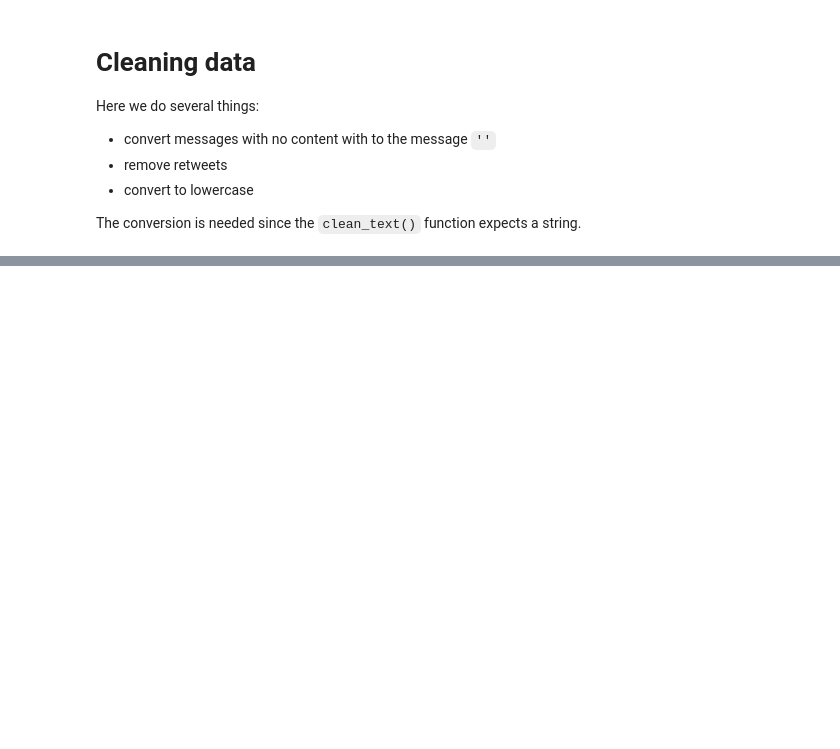
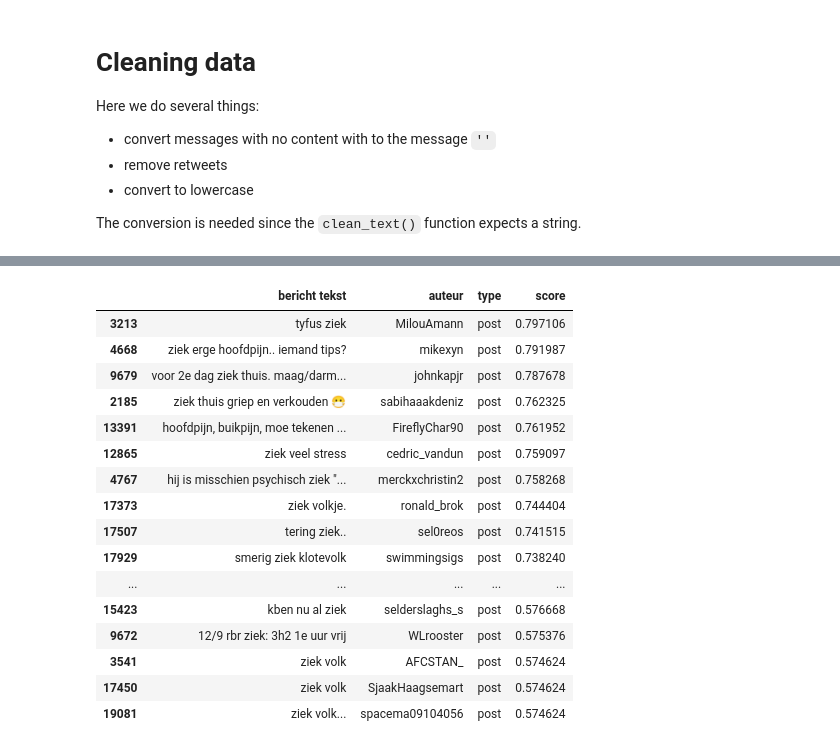
Before and after one commit to ADS71-C/Burry, a Jupyter notebook: DataTest.ipynb, the cells around one changed output, grey strips where cells are left out. Drawn from its saved outputs; the diff is of its cells as text; code cells hidden in the pictures; blank space fills up the shorter version.

Commit message:
WordVectoring is now used to score words

```diff
--- a/DataTest.ipynb
+++ b/DataTest.ipynb
@@ -144,2 +167,21 @@ related_words
+# %%
+model = Word2Vec.load('word2vec.model')
+# %%
+def scorer(row, words):
+    if not 'score' in row:
+        score = 0
+        words = [word.replace('#', '') for word in row['bericht woorden'] if word in model.wv.vocab]
+        if words:
+            score = model.wv.n_similarity(sickness_terms, words)
+        if row['type'] == 'comment':
+            score /= 2
+        row['score'] = score
+    return row
+
+# words = [word[0] for word in related_words]
+doc = doc.apply(scorer, axis=1, words=words)
+# %%
+doc = doc.sort_values('score', ascending=False)
 # %%
-pd.set_option('display.max_colwidth', -1)
+pd.set_option('display.max_colwidth', 250)
+pd.options.display.max_rows = 999
@@ -153,0 +188,20 @@ doc[doc['bericht tekst'].str.contains(word)].filter(items=['bericht tekst', 'aut
+# %%
+doc.filter(items=['bericht tekst', 'auteur', 'type', 'score']).head(250)
+# %% [output]
+|  | bericht tekst | auteur | type | score |
+| 3213 | tyfus ziek | MilouAmann | post | 0.797106 |
+| 4668 | ziek erge hoofdpijn.. iemand tips? | mikexyn | post | 0.791987 |
+| 9679 | voor 2e dag ziek thuis. maag/darm... | johnkapjr | post | 0.787678 |
+| 2185 | ziek thuis griep en verkouden 😷 | sabihaaakdeniz | post | 0.762325 |
+| 13391 | hoofdpijn, buikpijn, moe tekenen ... | FireflyChar90 | post | 0.761952 |
+| 12865 | ziek veel stress | cedric_vandun | post | 0.759097 |
+| 4767 | hij is misschien psychisch ziek "... | merckxchristin2 | post | 0.758268 |
+| 17373 | ziek volkje. | ronald_brok | post | 0.744404 |
+| 17507 | tering ziek.. | sel0reos | post | 0.741515 |
+| 17929 | smerig ziek klotevolk | swimmingsigs | post | 0.738240 |
+| ... | ... | ... | ... | ... |
+| 15423 | kben nu al ziek | selderslaghs_s | post | 0.576668 |
+| 9672 | 12/9 rbr ziek: 3h2 1e uur vrij | WLrooster | post | 0.575376 |
+| 3541 | ziek volk | AFCSTAN_ | post | 0.574624 |
+| 17450 | ziek volk | SjaakHaagsemart | post | 0.574624 |
+| 19081 | ziek volk... | spacema09104056 | post | 0.574624 |
```
Also changed, not shown: parts of 13 cells of this notebook, 1 other file.
